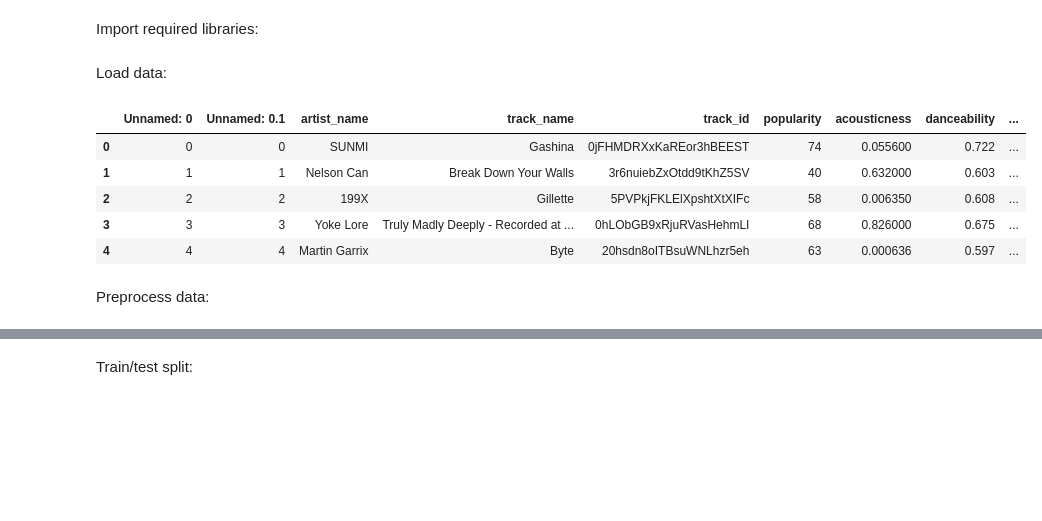
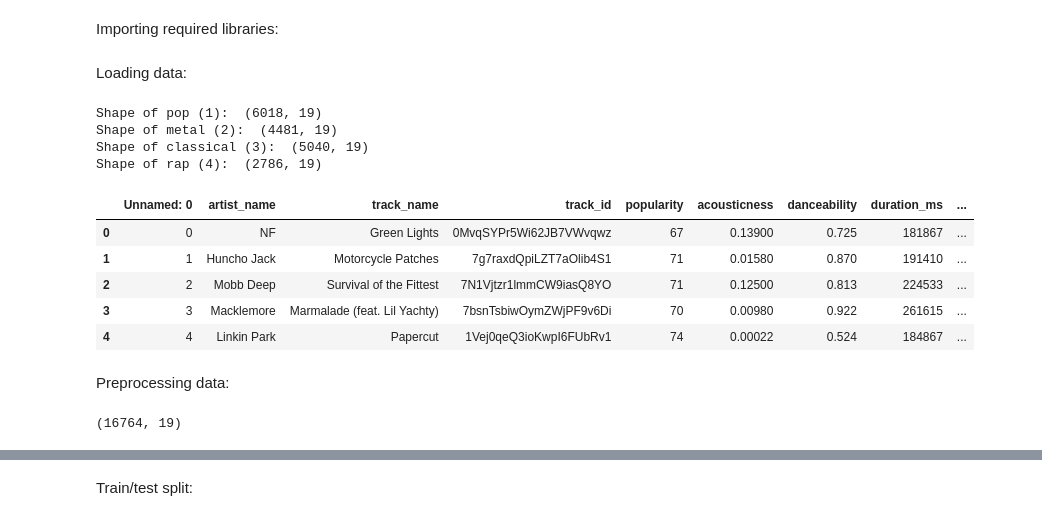
Before and after one commit to arendtrasmussen/MBML_banden, a Jupyter notebook: Classification1.ipynb, the cells around one changed output, grey strips where cells are left out. Cells and saved outputs as stored; diff of their text form; code cells hidden in the pictures; blank space fills up the shorter version.

```diff
--- a/Classification1.ipynb
+++ b/Classification1.ipynb
@@ -11,5 +3,5 @@ More on that later, for now the same stuff from part 2: imports, loading data, p
 # %% [markdown]
-Import required libraries:
+Importing required libraries:
 # %%
 import numpy as np
 import pandas as pd
@@ -27,50 +19,65 @@ plt.style.use('ggplot')
 %matplotlib inline
 plt.rcParams['figure.figsize'] = (16, 10)
 # %% [markdown]
-Load data:
+Loading data:
 # %%
+#### pop = 1 ####
 pop1 = pd.read_csv("SpotifyAudioFeatures2017.csv")
 pop2 = pd.read_csv("SpotifyAudioFeatures2018.csv")
 pop3 = pd.read_csv("SpotifyAudioFeatures2019.csv")
-
 df_pop = pd.concat([pop1, pop2,pop3])
 df_pop["genre"] = [1]*len(df_pop)
 
+#### metal = 2 ####
 met1 = pd.read_csv("SpotifyAudioFeatures2017metal.csv")
 met2 = pd.read_csv("SpotifyAudioFeatures2018metal.csv")
 met3 = pd.read_csv("SpotifyAudioFeatures2019metal.csv")
-
-df_met = pd.concat([met1, met2, met3])
+#df_met = pd.concat([met1, met2, met3])
+df_met = pd.read_csv("SpotifyAudioFeatures201720182019metal.csv")
 df_met["genre"] = [2]*len(df_met)
 
+#### classical = 3 ####
 df_clas = pd.read_csv("SpotifyAudioFeaturesclassical.csv")
 df_clas["genre"] = [3]*len(df_clas)
 
+#### rap = 4 ####
 rap1 = pd.read_csv("SpotifyAudioFeatures2017rap.csv")
 rap2 = pd.read_csv("SpotifyAudioFeatures2018rap.csv")
 rap3 = pd.read_csv("SpotifyAudioFeatures2019rap.csv")
+#df_rap = pd.concat([rap1, rap2, rap3])
+df_rap = pd.read_csv("SpotifyAudioFeatures201720182019rap.csv")
+df_rap["genre"] = [4]*len(df_rap)
 
-df_rap = pd.concat([rap1, rap2, rap3])
-df_rap["genre"] = [3]*len(df_rap)
-
-df = pd.concat([df_pop,df_met,df_clas,df_rap])
+df = pd.concat([df_rap,df_met,df_clas,df_pop])
 #df.to_csv("genredata.csv")
+# %%
+print("Shape of pop (1): ", df_pop.shape)
+print("Shape of metal (2): ", df_met.shape)
+print("Shape of classical (3): ", df_clas.shape)
+print("Shape of rap (4): ",df_rap.shape)
+# %% [output]
+Shape of pop (1):  (6018, 19)
+Shape of metal (2):  (4481, 19)
+Shape of classical (3):  (5040, 19)
+Shape of rap (4):  (2786, 19)
 # %%
 # load csv
-df_tracks = pd.read_csv("genredata.csv")
-df_tracks = df_tracks.drop(['Unnamed: 0','Unnamed: 0.1'], axis=1)
+#df_tracks = pd.read_csv("genredata.csv")
+df_tracks = df
+#df_tracks = df_tracks.drop(['Unnamed: 0','Unnamed: 0.1'], axis=1)
 df_tracks = df_tracks.dropna(axis = 0)
 df_tracks.head()
 # %% [output]
-|  | Unnamed: 0 | Unnamed: 0.1 | artist_name | track_name | track_id | popularity | acousticness | danceability | ... |
-| 0 | 0 | 0 | SUNMI | Gashina | 0jFHMDRXxKaREor3hBEEST | 74 | 0.055600 | 0.722 | ... |
-| 1 | 1 | 1 | Nelson Can | Break Down Your Walls | 3r6nuiebZxOtdd9tKhZ5SV | 40 | 0.632000 | 0.603 | ... |
-| 2 | 2 | 2 | 199X | Gillette | 5PVPkjFKLElXpshtXtXIFc | 58 | 0.006350 | 0.608 | ... |
-| 3 | 3 | 3 | Yoke Lore | Truly Madly Deeply - Recorded at ... | 0hLObGB9xRjuRVasHehmLI | 68 | 0.826000 | 0.675 | ... |
-| 4 | 4 | 4 | Martin Garrix | Byte | 20hsdn8oITBsuWNLhzr5eh | 63 | 0.000636 | 0.597 | ... |
+|  | Unnamed: 0 | artist_name | track_name | track_id | popularity | acousticness | danceability | duration_ms | ... |
+| 0 | 0 | NF | Green Lights | 0MvqSYPr5Wi62JB7VWvqwz | 67 | 0.13900 | 0.725 | 181867 | ... |
+| 1 | 1 | Huncho Jack | Motorcycle Patches | 7g7raxdQpiLZT7aOlib4S1 | 71 | 0.01580 | 0.870 | 191410 | ... |
+| 2 | 2 | Mobb Deep | Survival of the Fittest | 7N1Vjtzr1lmmCW9iasQ8YO | 71 | 0.12500 | 0.813 | 224533 | ... |
+| 3 | 3 | Macklemore | Marmalade (feat. Lil Yachty) | 7bsnTsbiwOymZWjPF9v6Di | 70 | 0.00980 | 0.922 | 261615 | ... |
+| 4 | 4 | Linkin Park | Papercut | 1Vej0qeQ3ioKwpI6FUbRv1 | 74 | 0.00022 | 0.524 | 184867 | ... |
 # %% [markdown]
-Preprocess data:
+Preprocessing data:
 # %%
+#df_tracks = shuffle(df_tracks)
 grouped = df_tracks.groupby(['artist_name','track_name'], as_index=True).size()
 grouped[grouped > 1].count()
 df_tracks.drop_duplicates(subset=['artist_name','track_name'], inplace=True)
@@ -83,3 +90,5 @@ df_tracks[df_tracks.duplicated(subset=['artist_name','track_name'],keep=False)].
 df = df_tracks
 df = shuffle(df)
 df.shape
+# %% [output]
+(16764, 19)
```
Also changed, not shown: parts of 8 cells of this notebook, 1 other file.
